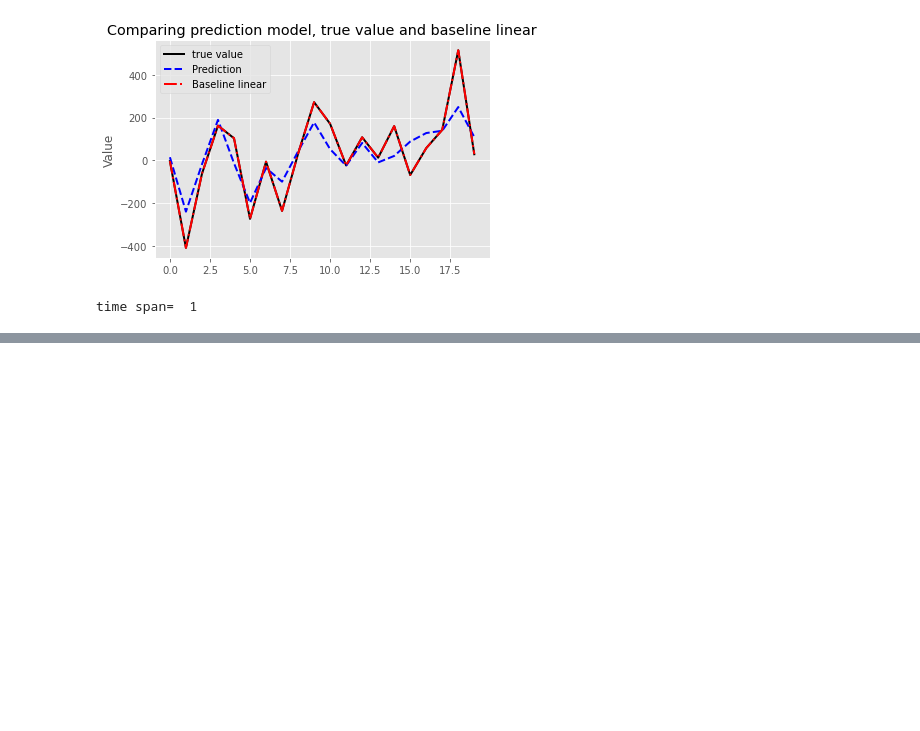
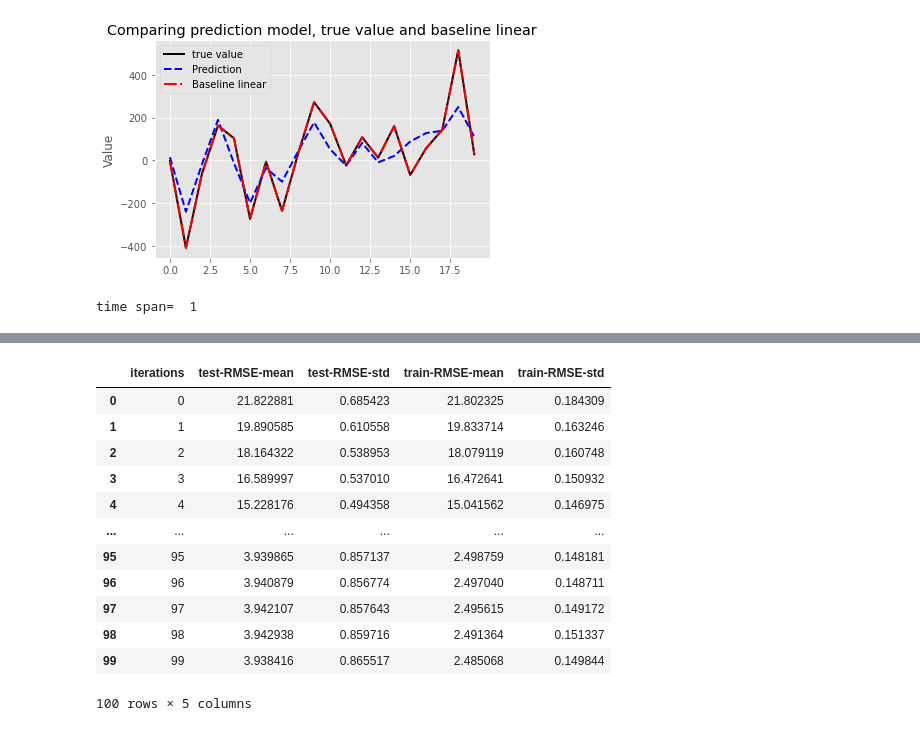
Before and after one commit to imanursar/Machine-Learning-Notes, a Jupyter notebook: Custom Function/Model Function.ipynb, the cells around one changed output, grey strips where cells are left out. Drawn from its saved outputs; the diff is of its cells as text; code cells hidden in the pictures; blank space fills up the shorter version.

```diff
--- a/Custom Function/Model Function.ipynb
+++ b/Custom Function/Model Function.ipynb
@@ -353,0 +415,5 @@ time span=  1
+# %%
+cv_results,booster,test_preds = model.catboost_model(X_train,X_test,y_train,y_test,
+                                                     types='regression',
+                                                     params=params,eval_mat="R2",
+                                                     feature_names=boston.feature_names,tunning="gridsearch")
@@ -353,0 +438,16 @@ time span=  1
+# %%
+cv_results
+# %% [output]
+|  | iterations | test-RMSE-mean | test-RMSE-std | train-RMSE-mean | train-RMSE-std |
+| 0 | 0 | 21.822881 | 0.685423 | 21.802325 | 0.184309 |
+| 1 | 1 | 19.890585 | 0.610558 | 19.833714 | 0.163246 |
+| 2 | 2 | 18.164322 | 0.538953 | 18.079119 | 0.160748 |
+| 3 | 3 | 16.589997 | 0.537010 | 16.472641 | 0.150932 |
+| 4 | 4 | 15.228176 | 0.494358 | 15.041562 | 0.146975 |
+| ... | ... | ... | ... | ... | ... |
+| 95 | 95 | 3.939865 | 0.857137 | 2.498759 | 0.148181 |
+| 96 | 96 | 3.940879 | 0.856774 | 2.497040 | 0.148711 |
+| 97 | 97 | 3.942107 | 0.857643 | 2.495615 | 0.149172 |
+| 98 | 98 | 3.942938 | 0.859716 | 2.491364 | 0.151337 |
+| 99 | 99 | 3.938416 | 0.865517 | 2.485068 | 0.149844 |
+100 rows × 5 columns
```
Also changed, not shown: parts of 24 cells of this notebook.
